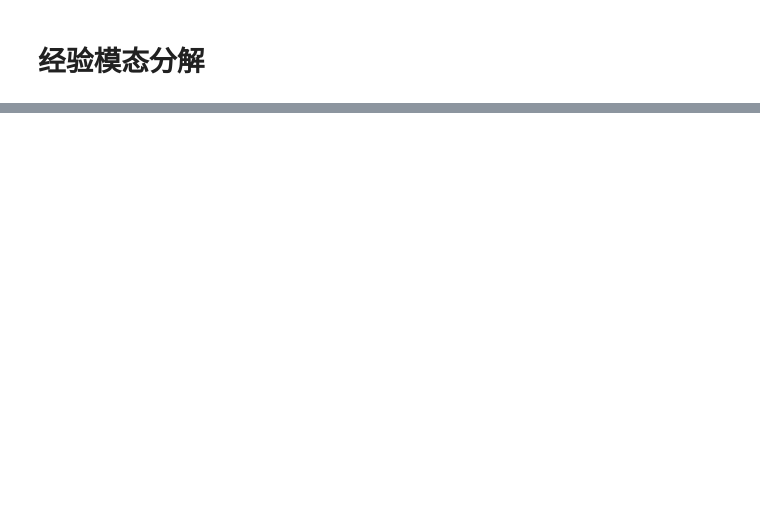
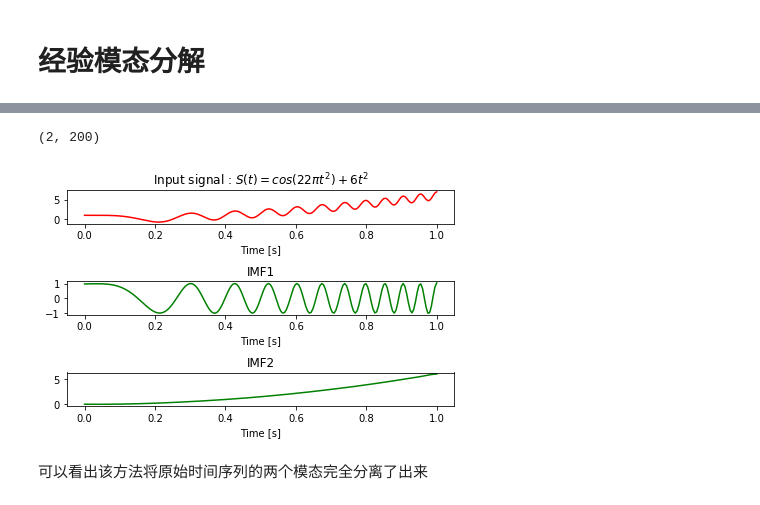
Before and after one commit to DecSnowFlake/time_series_analysis, a Jupyter notebook: book/_build/jupyter_execute/implementation/emd.ipynb, the cells around one changed output, grey strips where cells are left out. Drawn from its saved outputs; the diff is of its cells as text; code cells hidden in the pictures; blank space fills up the shorter version.

```diff
--- a/book/_build/jupyter_execute/implementation/emd.ipynb
+++ b/book/_build/jupyter_execute/implementation/emd.ipynb
@@ -6,0 +71,4 @@
+# %%
+# Define signal
+t = np.linspace(0,1,200)
+s = np.cos(11*2*np.pi*t*t) + 6*t*t
@@ -6,0 +77,26 @@
+# %%
+# Execute EMD on signal
+IMF = EMD().emd(s,t)
+N = IMF.shape[0] + 1
+# %%
+IMF.shape
+# %% [output]
+(2, 200)
+# %%
+# Plot results
+plt.subplot(N,1,1)
+plt.plot(t,s,'r')
+plt.title("Input signal : $S(t)=cos(22\pi t^2) + 6t^2$")
+plt.xlabel("Time [s]")
+
+for n, imf in enumerate(IMF):
+    plt.subplot(N,1,n+2)
+    plt.plot(t,imf,'g')
+    plt.title("IMF" + str(n+1))
+    plt.xlabel("Time [s]")
+plt.tight_layout()
+plt.show()
+# %% [output]
+[figure, added]
+# %% [markdown]
+可以看出该方法将原始时间序列的两个模态完全分离了出来
```
Also changed, not shown: parts of 28 cells of this notebook, 37 other files.
